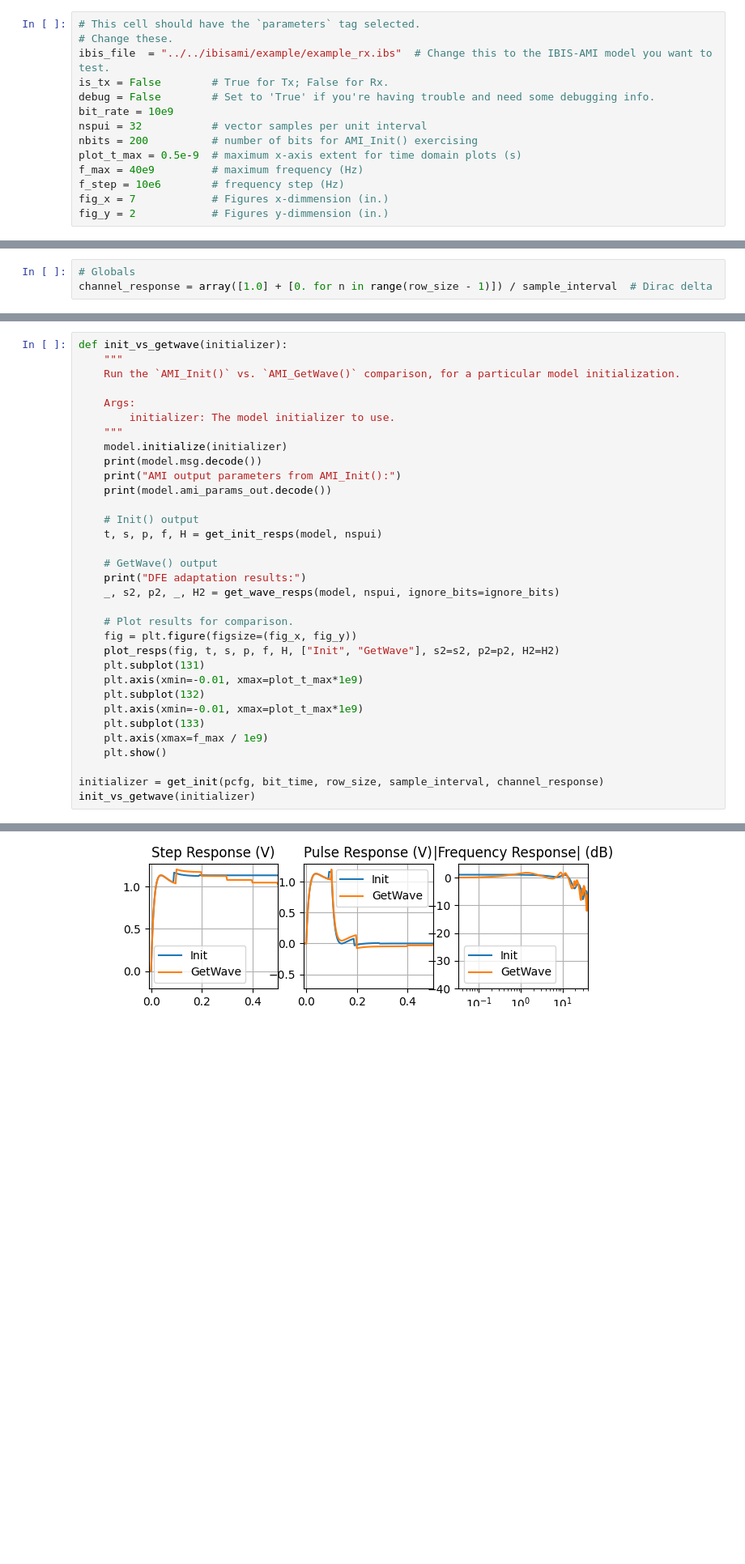
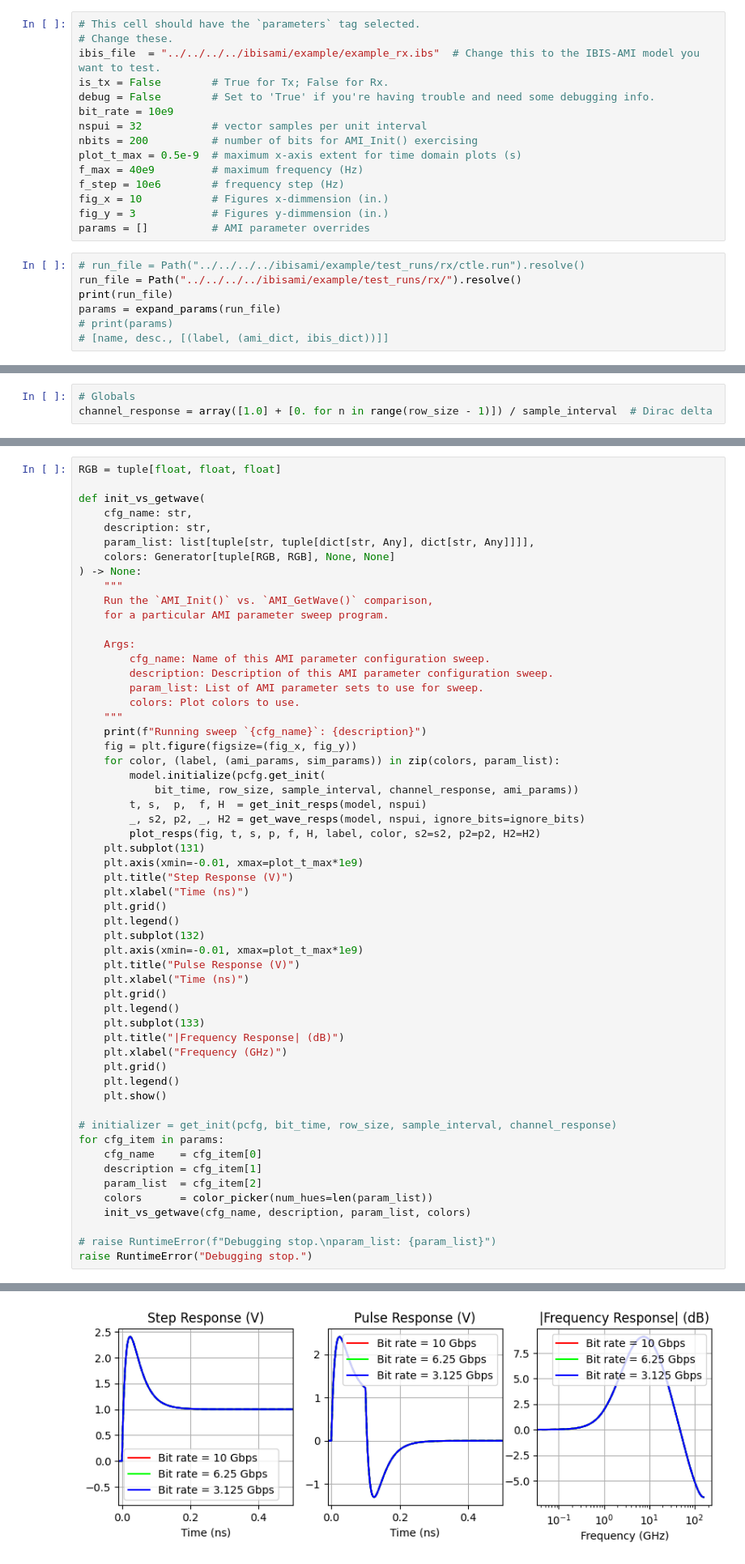
Before and after one commit to capn-freako/PyAMI, a Jupyter notebook: src/pyibisami/IBIS_AMI_Tester.ipynb, the cells around one changed output, grey strips where cells are left out. Shown: that part at 81% size. Cells and saved outputs as stored; diff of their text form; blank space fills up the shorter version.

```diff
--- a/src/pyibisami/IBIS_AMI_Tester.ipynb
+++ b/src/pyibisami/IBIS_AMI_Tester.ipynb
@@ -213,7 +200,7 @@ Here, we identify the model we wish to check and define its AMI parameters, for
 # %%
 # This cell should have the `parameters` tag selected.
 # Change these.
-ibis_file  = "../../ibisami/example/example_rx.ibs"  # Change this to the IBIS-AMI model you want to test.
+ibis_file  = "../../../../ibisami/example/example_rx.ibs"  # Change this to the IBIS-AMI model you want to test.
 is_tx = False        # True for Tx; False for Rx.
 debug = False        # Set to 'True' if you're having trouble and need some debugging info.
 bit_rate = 10e9
@@ -222,5 +209,13 @@ nbits = 200          # number of bits for AMI_Init() exercising
 plot_t_max = 0.5e-9  # maximum x-axis extent for time domain plots (s)
 f_max = 40e9         # maximum frequency (Hz)
 f_step = 10e6        # frequency step (Hz)
-fig_x = 7            # Figures x-dimmension (in.)
-fig_y = 2            # Figures y-dimmension (in.)
+fig_x = 10           # Figures x-dimmension (in.)
+fig_y = 3            # Figures y-dimmension (in.)
+params = []          # AMI parameter overrides
+# %%
+# run_file = Path("../../../../ibisami/example/test_runs/rx/ctle.run").resolve()
+run_file = Path("../../../../ibisami/example/test_runs/rx/").resolve()
+print(run_file)
+params = expand_params(run_file)
+# print(params)
+# [name, desc., [(label, (ami_dict, ibis_dict))]]
@@ -339,36 +336,59 @@ Here, we check to see that the fundamental responses of the model are the same w
 However, the applet may not receive focus automatically.
 And you may need to invoke it from your task bar.
 # %%
-def init_vs_getwave(initializer):
+RGB = tuple[float, float, float]
+
+def init_vs_getwave(
+    cfg_name: str,
+    description: str,
+    param_list: list[tuple[str, tuple[dict[str, Any], dict[str, Any]]]],
+    colors: Generator[tuple[RGB, RGB], None, None]
+) -> None:
     """
-    Run the `AMI_Init()` vs. `AMI_GetWave()` comparison, for a particular model initialization.
+    Run the `AMI_Init()` vs. `AMI_GetWave()` comparison,
+    for a particular AMI parameter sweep program.
 
     Args:
-        initializer: The model initializer to use.
+        cfg_name: Name of this AMI parameter configuration sweep.
+        description: Description of this AMI parameter configuration sweep.
+        param_list: List of AMI parameter sets to use for sweep.
+        colors: Plot colors to use.
     """
-    model.initialize(initializer)
-    print(model.msg.decode())
-    print("AMI output parameters from AMI_Init():")
-    print(model.ami_params_out.decode())
-
-    # Init() output
-    t, s, p, f, H = get_init_resps(model, nspui)
-
-    # GetWave() output
-    print("DFE adaptation results:")
-    _, s2, p2, _, H2 = get_wave_resps(model, nspui, ignore_bits=ignore_bits)
-
-    # Plot results for comparison.
+    print(f"Running sweep `{cfg_name}`: {description}")
     fig = plt.figure(figsize=(fig_x, fig_y))
-    plot_resps(fig, t, s, p, f, H, ["Init", "GetWave"], s2=s2, p2=p2, H2=H2)
+    for color, (label, (ami_params, sim_params)) in zip(colors, param_list):
+        model.initialize(pcfg.get_init(
+            bit_time, row_size, sample_interval, channel_response, ami_params))
+        t, s,  p,  f, H  = get_init_resps(model, nspui)
+        _, s2, p2, _, H2 = get_wave_resps(model, nspui, ignore_bits=ignore_bits)
+        plot_resps(fig, t, s, p, f, H, label, color, s2=s2, p2=p2, H2=H2)
     plt.subplot(131)
     plt.axis(xmin=-0.01, xmax=plot_t_max*1e9)
+    plt.title("Step Response (V)")
+    plt.xlabel("Time (ns)")
+    plt.grid()
+    plt.legend()
     plt.subplot(132)
     plt.axis(xmin=-0.01, xmax=plot_t_max*1e9)
+    plt.title("Pulse Response (V)")
+    plt.xlabel("Time (ns)")
+    plt.grid()
+    plt.legend()
     plt.subplot(133)
-    plt.axis(xmax=f_max / 1e9)
+    plt.title("|Frequency Response| (dB)")
+    plt.xlabel("Frequency (GHz)")
+    plt.grid()
+    plt.legend()
     plt.show()
 
-initializer = get_init(pcfg, bit_time, row_size, sample_interval, channel_response)
-init_vs_getwave(initializer)
+# initializer = get_init(pcfg, bit_time, row_size, sample_interval, channel_response)
+for cfg_item in params:
+    cfg_name    = cfg_item[0]
+    description = cfg_item[1]
+    param_list  = cfg_item[2]
+    colors      = color_picker(num_hues=len(param_list))
+    init_vs_getwave(cfg_name, description, param_list, colors)
+
+# raise RuntimeError(f"Debugging stop.\nparam_list: {param_list}")
+raise RuntimeError("Debugging stop.")
 # %% [output]
@@ -392 +396 @@ ibisami example Rx model was configured successfully, as follows:
-[figure, old version]
+[figure, new version]
```
Also changed, not shown: parts of 18 cells of this notebook, 3 other files.
